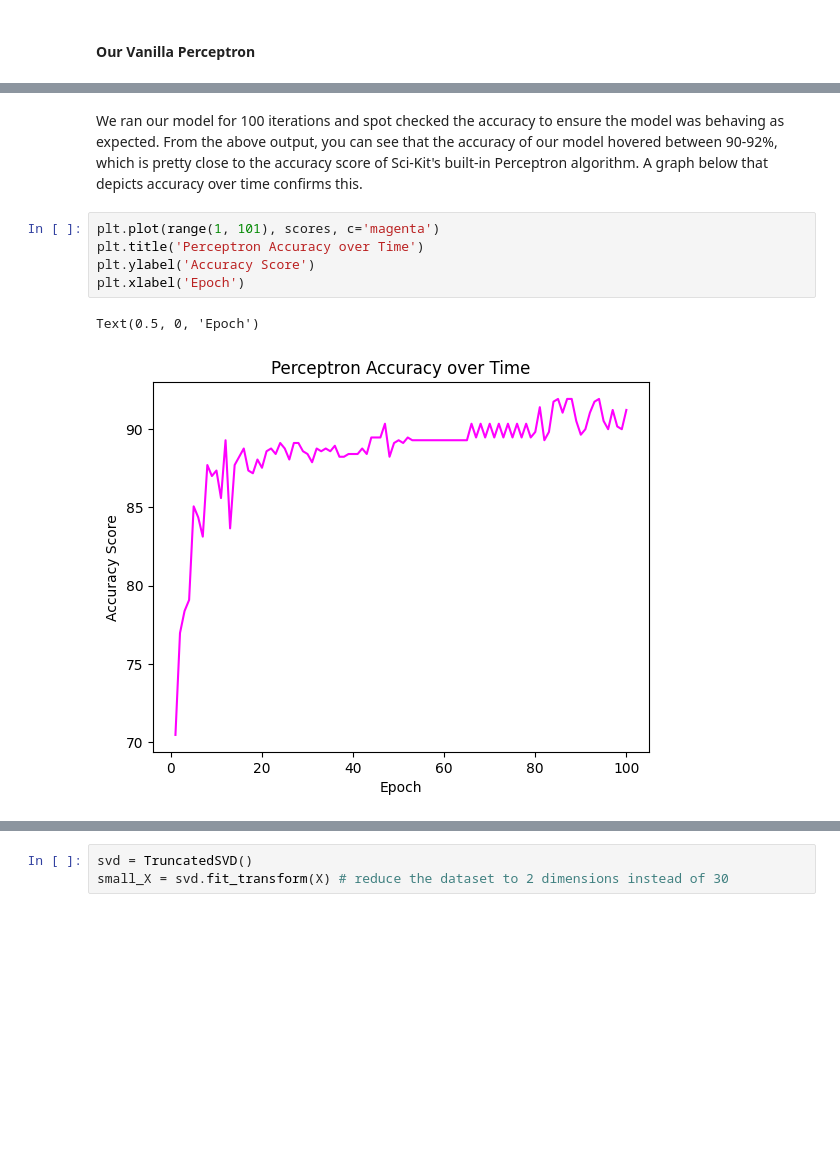
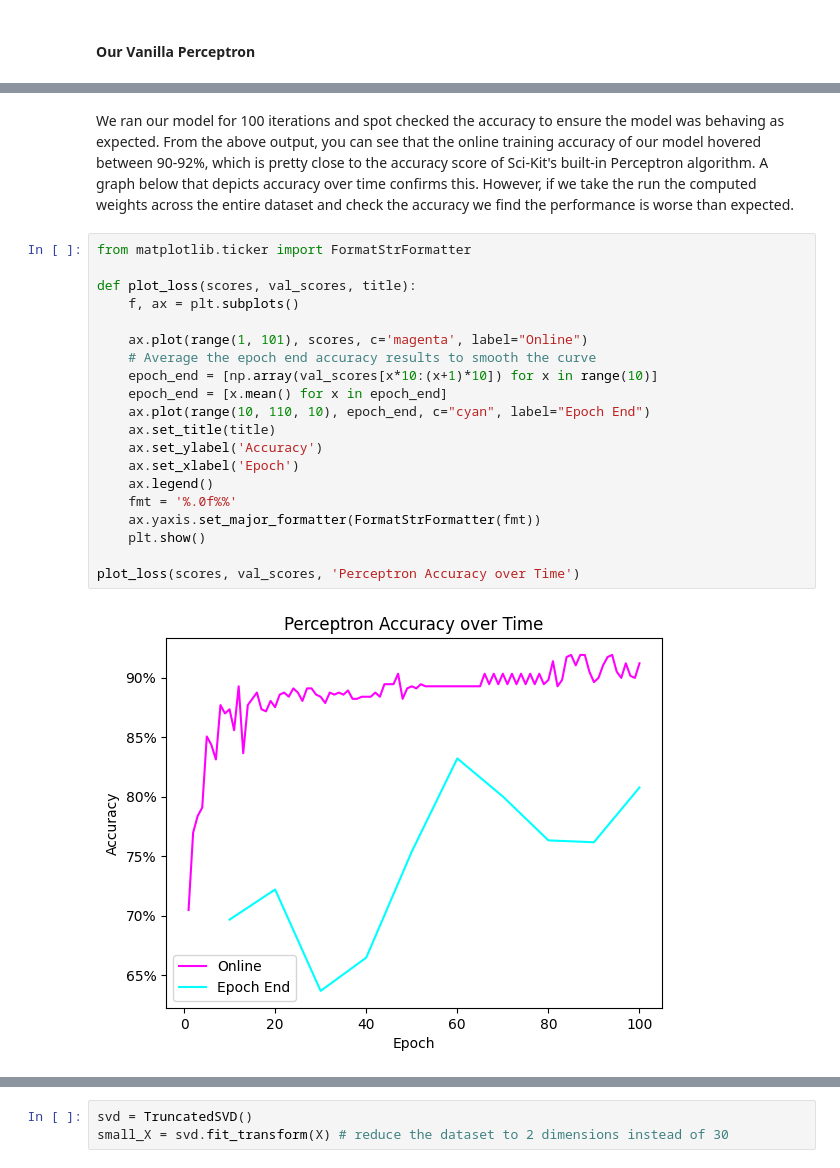
Before and after one commit to sbracellari/csi-6160, a Jupyter notebook: hw1.ipynb, the cells around one changed output, grey strips where cells are left out. Saved outputs shown, nothing was run; the diff lists cells and outputs as text; blank space fills up the shorter version.

```diff
--- a/hw1.ipynb
+++ b/hw1.ipynb
@@ -72,12 +114,26 @@ Train Accuracy: 89.5%
 Train Accuracy: 91.4%
 Train Accuracy: 90.0%
 # %% [markdown]
-We ran our model for 100 iterations and spot checked the accuracy to ensure the model was behaving as expected. From the above output, you can see that the accuracy of our model hovered between 90-92%, which is pretty close to the accuracy score of Sci-Kit's built-in Perceptron algorithm. A graph below that depicts accuracy over time confirms this.
+We ran our model for 100 iterations and spot checked the accuracy to ensure the model was behaving as expected. From the above output, you can see that the online training accuracy of our model hovered between 90-92%, which is pretty close to the accuracy score of Sci-Kit's built-in Perceptron algorithm. A graph below that depicts accuracy over time confirms this. However, if we take the run the computed weights across the entire dataset and check the accuracy we find the performance is worse than expected.
-# %%
-plt.plot(range(1, 101), scores, c='magenta')
-plt.title('Perceptron Accuracy over Time')
-plt.ylabel('Accuracy Score')
-plt.xlabel('Epoch')
-# %% [output]
-Text(0.5, 0, 'Epoch')
-[figure, removed]
+# %%
+from matplotlib.ticker import FormatStrFormatter
+
+def plot_loss(scores, val_scores, title):
+    f, ax = plt.subplots()
+
+    ax.plot(range(1, 101), scores, c='magenta', label="Online")
+    # Average the epoch end accuracy results to smooth the curve
+    epoch_end = [np.array(val_scores[x*10:(x+1)*10]) for x in range(10)]
+    epoch_end = [x.mean() for x in epoch_end]
+    ax.plot(range(10, 110, 10), epoch_end, c="cyan", label="Epoch End")
+    ax.set_title(title)
+    ax.set_ylabel('Accuracy')
+    ax.set_xlabel('Epoch')
+    ax.legend()
+    fmt = '%.0f%%'
+    ax.yaxis.set_major_formatter(FormatStrFormatter(fmt))
+    plt.show()
+
+plot_loss(scores, val_scores, 'Perceptron Accuracy over Time')
+# %% [output]
+[figure, added]
```
Also changed, not shown: parts of 12 cells of this notebook.
